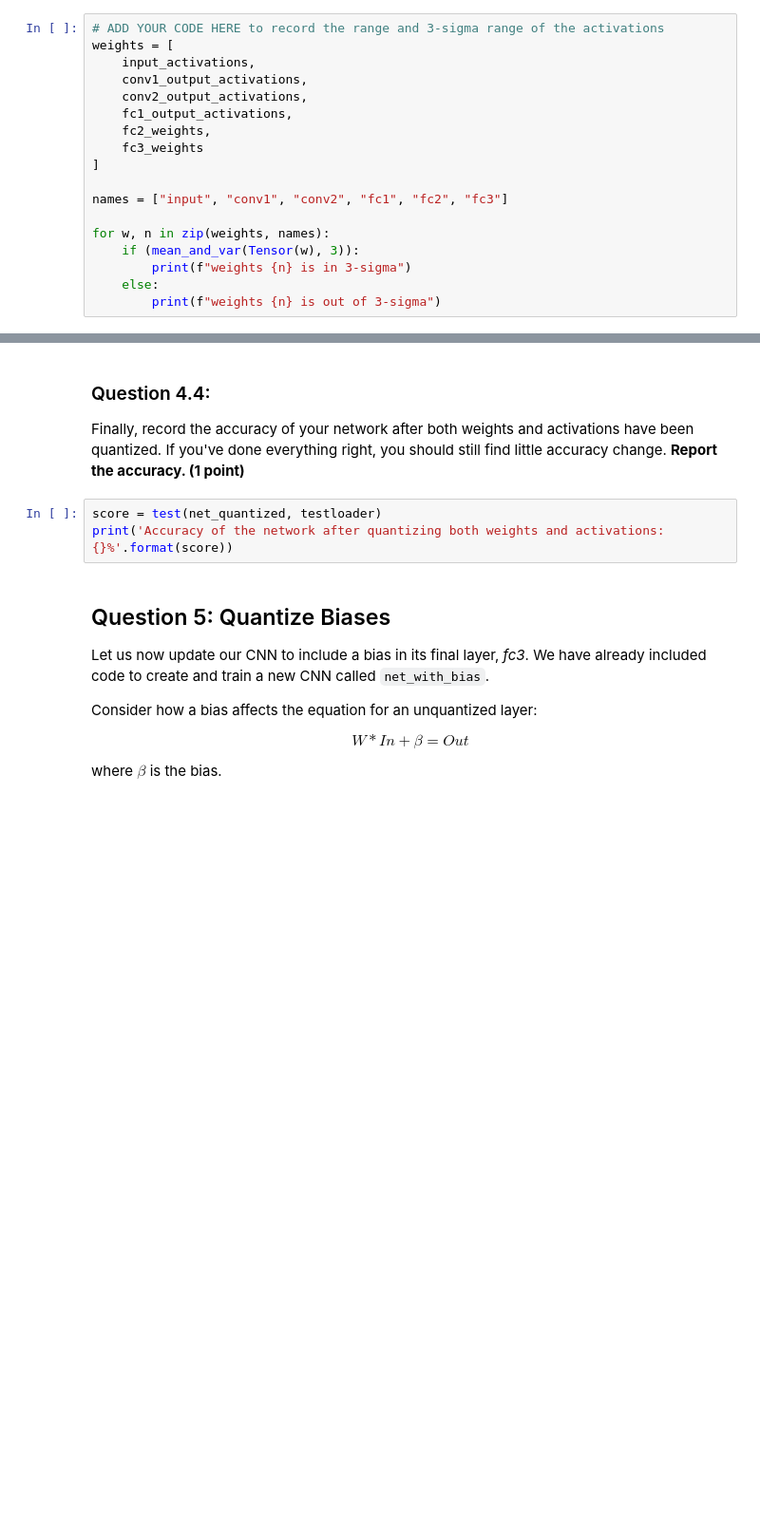
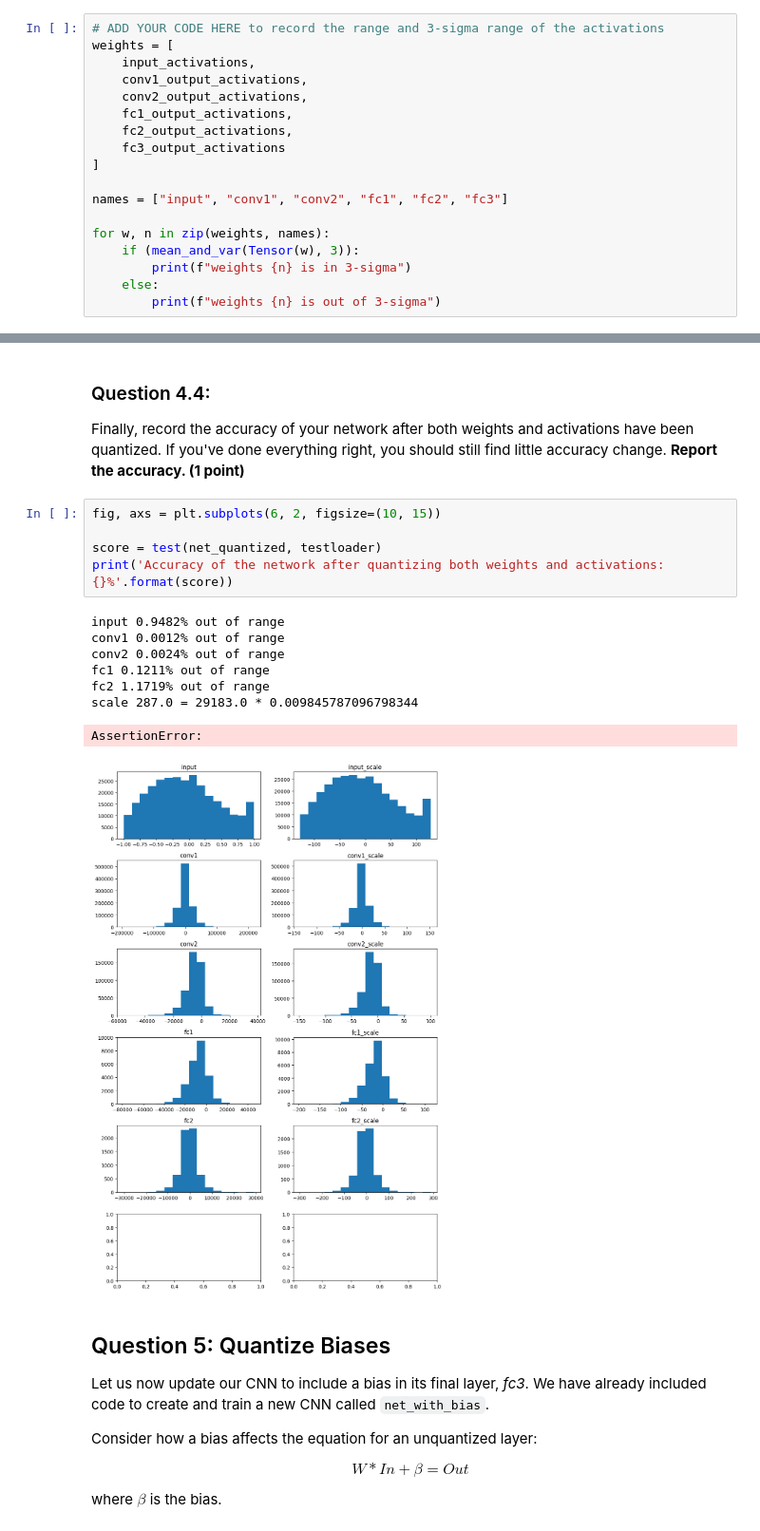
Before and after one commit to euphgh/ee219-lab, a Jupyter notebook: Lab2.ipynb, the cells around one changed output, grey strips where cells are left out. Shown at 95% size. Cells and saved outputs as stored; diff of their text form; blank space fills up the shorter version.

```diff
--- a/Lab2.ipynb
+++ b/Lab2.ipynb
@@ -507,8 +551,8 @@ weights = [
     conv1_output_activations,
     conv2_output_activations,
     fc1_output_activations,
-    fc2_weights,
-    fc3_weights
+    fc2_output_activations,
+    fc3_output_activations
 ]
 
 names = ["input", "conv1", "conv2", "fc1", "fc2", "fc3"]
@@ -671,8 +850,19 @@ net_quantized = NetQuantized(net_init)
 Finally, record the accuracy of your network after both weights and activations have been quantized.
 If you've done everything right, you should still find little accuracy change. **Report the accuracy. (1 point)**
 # %%
+fig, axs = plt.subplots(6, 2, figsize=(10, 15))
+
 score = test(net_quantized, testloader)
 print('Accuracy of the network after quantizing both weights and activations: {}%'.format(score))
+# %% [output]
+input 0.9482% out of range
+conv1 0.0012% out of range
+conv2 0.0024% out of range
+fc1 0.1211% out of range
+fc2 1.1719% out of range
+scale 287.0 = 29183.0 * 0.009845787096798344
+AssertionError:
+[figure, added]
 # %% [markdown]
 ## Question 5: Quantize Biases
 Let us now update our CNN to include a bias in its final layer, *fc3*.
```
Also changed, not shown: parts of 14 cells of this notebook.
